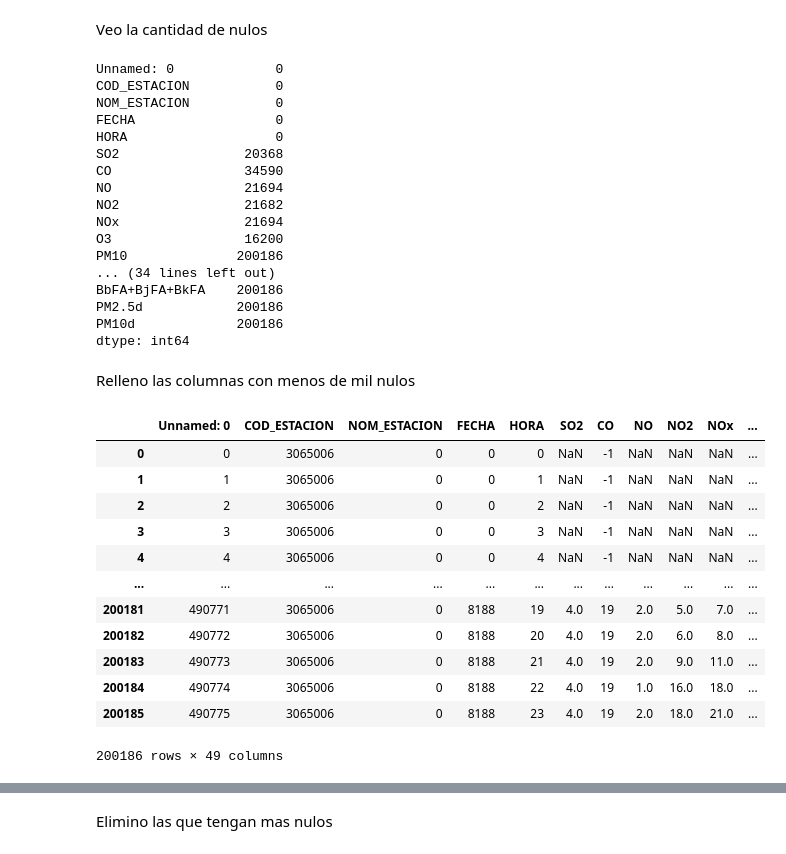
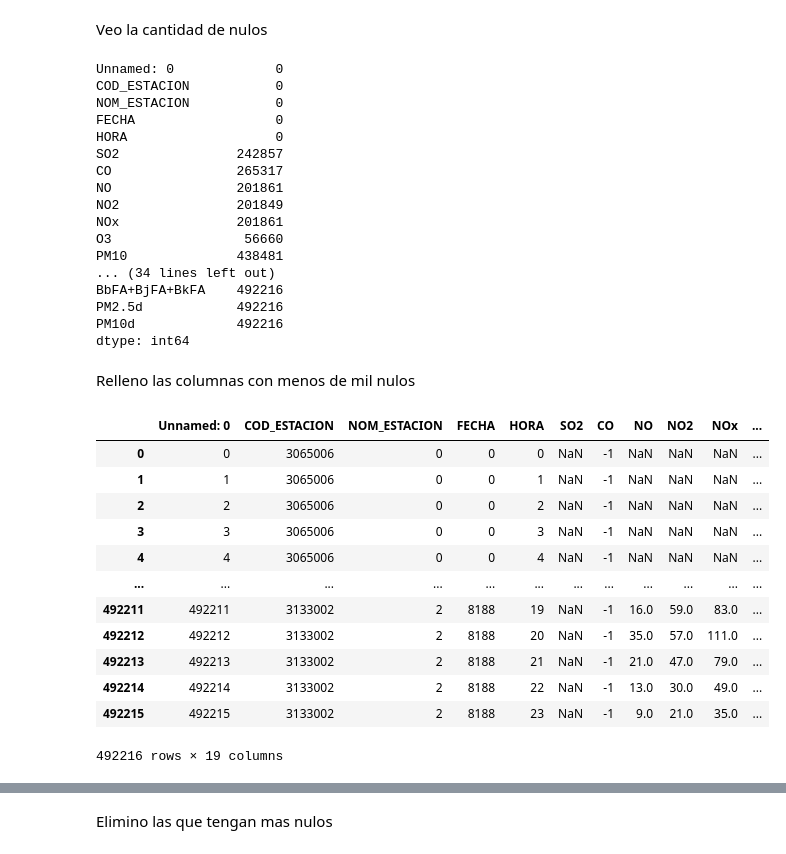
Before and after one commit to Isaac916/ProyectoContaminaci-n, a Jupyter notebook: Proyecto/MachineLearning/machineLearning.ipynb, the cells around one changed output, grey strips where cells are left out. Cells and saved outputs as stored; diff of their text form; code cells hidden in the pictures.

```diff
--- a/Proyecto/MachineLearning/machineLearning.ipynb
+++ b/Proyecto/MachineLearning/machineLearning.ipynb
@@ -19,0 +11,8 @@ df.head(10)
+# %%
+dfElche = pd.read_csv('../Procesamiento/Elche-limpio.csv', sep=';')
+dfOrihuela = pd.read_csv('../Procesamiento/Orihuela-limpio.csv', sep=';')
+dfTorrevieja = pd.read_csv('../Procesamiento/Torrevieja-limpio.csv', sep=';')
+
+df_combined = pd.concat([dfElche, dfOrihuela, dfTorrevieja], ignore_index=True)
+
+df_combined.tail(10)
@@ -20,42 +31,42 @@ df.head(10)
 # %% [markdown]
 Veo la cantidad de nulos
 # %%
-df.isnull().sum()
+df_combined.isnull().sum()
 # %% [output]
 Unnamed: 0             0
 COD_ESTACION           0
 NOM_ESTACION           0
 FECHA                  0
 HORA                   0
-SO2                20368
-CO                 34590
-NO                 21694
-NO2                21682
-NOx                21694
-O3                 16200
-PM10              200186
+SO2               242857
+CO                265317
+NO                201861
+NO2               201849
+NOx               201861
+O3                 56660
+PM10              438481
 ... (34 lines left out)
-BbFA+BjFA+BkFA    200186
-PM2.5d            200186
-PM10d             200186
+BbFA+BjFA+BkFA    492216
+PM2.5d            492216
+PM10d             492216
 dtype: int64
 # %% [markdown]
 Relleno las columnas con menos de mil nulos
 # %%
-df = df.apply(lambda col: col.astype('category').cat.codes if col.dtypes == 'object' or col.dtypes.name == 'category' else col)
-df
+df_combined = df_combined.apply(lambda col: col.astype('category').cat.codes if col.dtypes == 'object' or col.dtypes.name == 'category' else col)
+df_combined
 # %% [output]
 |  | Unnamed: 0 | COD_ESTACION | NOM_ESTACION | FECHA | HORA | SO2 | CO | NO | NO2 | NOx | ... |
 | 0 | 0 | 3065006 | 0 | 0 | 0 | NaN | -1 | NaN | NaN | NaN | ... |
 | 1 | 1 | 3065006 | 0 | 0 | 1 | NaN | -1 | NaN | NaN | NaN | ... |
 | 2 | 2 | 3065006 | 0 | 0 | 2 | NaN | -1 | NaN | NaN | NaN | ... |
 | 3 | 3 | 3065006 | 0 | 0 | 3 | NaN | -1 | NaN | NaN | NaN | ... |
 | 4 | 4 | 3065006 | 0 | 0 | 4 | NaN | -1 | NaN | NaN | NaN | ... |
 | ... | ... | ... | ... | ... | ... | ... | ... | ... | ... | ... | ... |
-| 200181 | 490771 | 3065006 | 0 | 8188 | 19 | 4.0 | 19 | 2.0 | 5.0 | 7.0 | ... |
-| 200182 | 490772 | 3065006 | 0 | 8188 | 20 | 4.0 | 19 | 2.0 | 6.0 | 8.0 | ... |
-| 200183 | 490773 | 3065006 | 0 | 8188 | 21 | 4.0 | 19 | 2.0 | 9.0 | 11.0 | ... |
-| 200184 | 490774 | 3065006 | 0 | 8188 | 22 | 4.0 | 19 | 1.0 | 16.0 | 18.0 | ... |
-| 200185 | 490775 | 3065006 | 0 | 8188 | 23 | 4.0 | 19 | 2.0 | 18.0 | 21.0 | ... |
+| 492211 | 492211 | 3133002 | 2 | 8188 | 19 | NaN | -1 | 16.0 | 59.0 | 83.0 | ... |
+| 492212 | 492212 | 3133002 | 2 | 8188 | 20 | NaN | -1 | 35.0 | 57.0 | 111.0 | ... |
+| 492213 | 492213 | 3133002 | 2 | 8188 | 21 | NaN | -1 | 21.0 | 47.0 | 79.0 | ... |
+| 492214 | 492214 | 3133002 | 2 | 8188 | 22 | NaN | -1 | 13.0 | 30.0 | 49.0 | ... |
+| 492215 | 492215 | 3133002 | 2 | 8188 | 23 | NaN | -1 | 9.0 | 21.0 | 35.0 | ... |
-200186 rows × 49 columns
+492216 rows × 19 columns
 # %%
```
Also changed, not shown: parts of 18 cells of this notebook.
